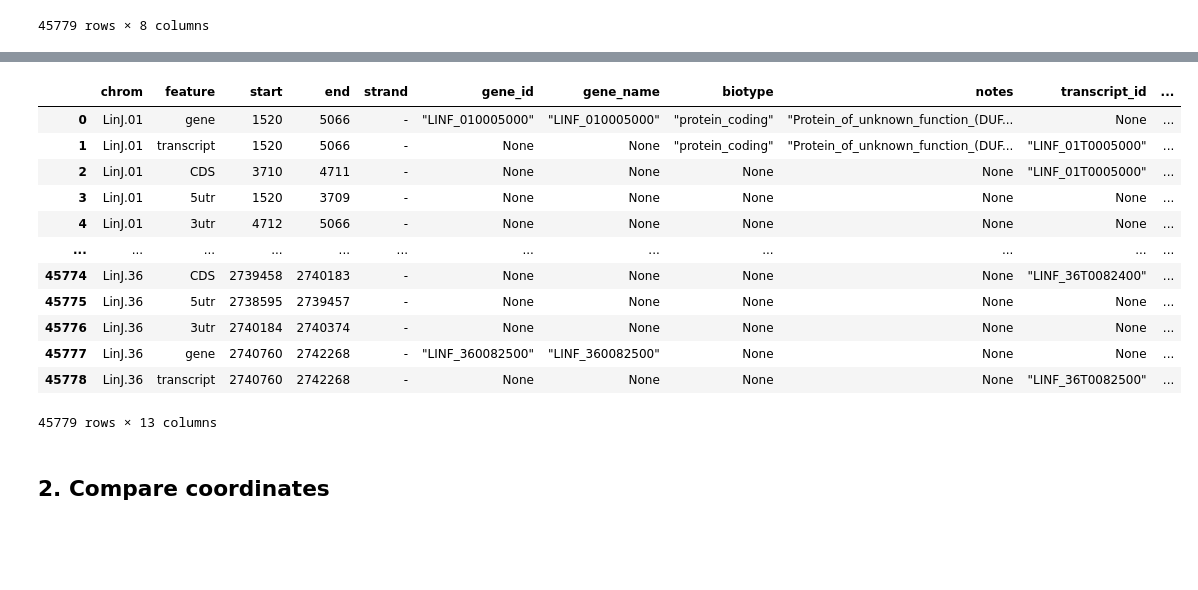
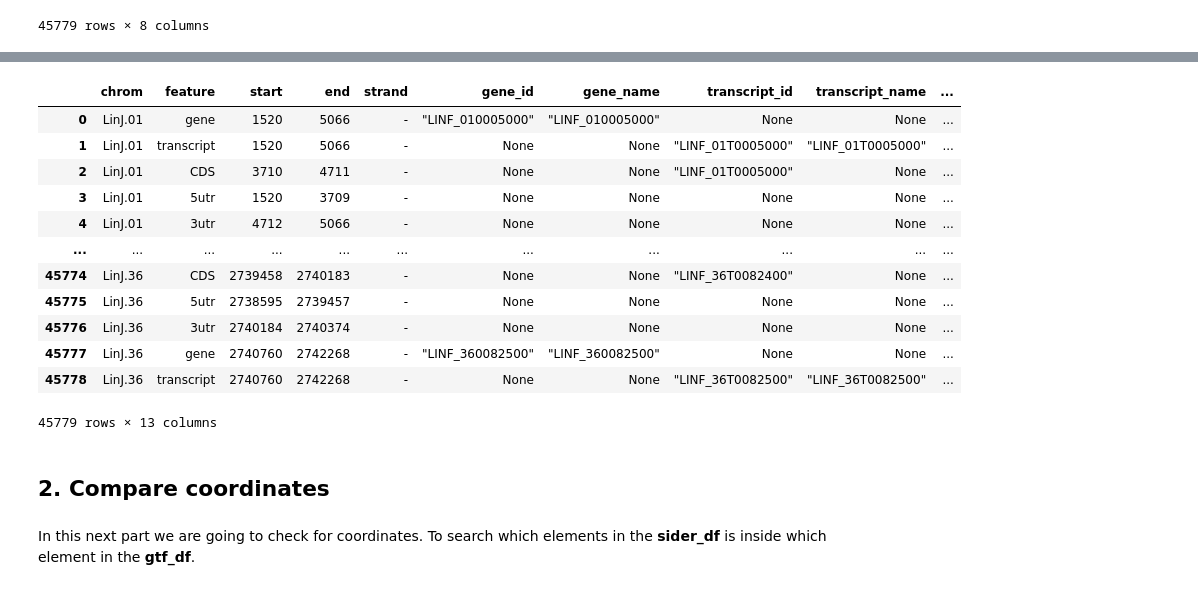
Before and after one commit to Viskuit/Test_BEDOPS, a Jupyter notebook: 23.SIDER_vs_GTF/1.test.ipynb, the cells around one changed output, grey strips where cells are left out. Saved outputs shown, nothing was run; the diff lists cells and outputs as text; code cells hidden in the pictures; blank space fills up the shorter version.

Commit message:
Reordered table in the gtf data

```diff
--- a/23.SIDER_vs_GTF/1.test.ipynb
+++ b/23.SIDER_vs_GTF/1.test.ipynb
@@ -168,8 +169,6 @@ print(atr_keys)
 ['gene_id', 'gene_name', 'biotype', 'notes', 'parent_id', 'transcript_id', 'transcript_name', 'pseudogen']
 # %% [markdown]
 Now we'll have a list with all the elements. When indexing each row in the next steps, we can check if one of this items appear, and if not, we can add a "None" value to the attribute
-# %%
-atr_keys = ['gene_id', 'gene_name', 'transcript_id', 'transcript_name', 'pseudogen', 'parent_id', 'biotype', 'notes']
 # %%
 # Now that we have the attributes count, let's create a dict for each element in "test_df" with the attributes separated
 new_col_df = []
@@ -229,3 +228,7 @@ new_col_df
 | 45777 | "LINF_360082500" | "LINF_360082500" | None | None | None | None | None | None |
 | 45778 | None | None | None | None | "LINF_36T0082500" | "LINF_36T0082500" | None | "LINF_360082500" |
 45779 rows × 8 columns
+# %%
+# Le'ts reorder the columns
+new_col_df = new_col_df[["gene_id", "gene_name", "transcript_id", "transcript_name", "biotype", "parent_id", "pseudogen", "notes"]]
+new_col_df
@@ -232,21 +249,23 @@ new_col_df
 # %%
 # Concatenating the new DataFrame with the original `gtf_df` and dropping the `attributes` column
-test_df = pd.concat([gtf_df, new_col_df], axis=1)
-test_df.drop(columns="attributes", inplace=True)
-test_df
+gtf_df = pd.concat([gtf_df, new_col_df], axis=1)
+gtf_df.drop(columns="attributes", inplace=True)
+gtf_df
 # %% [output]
-|  | chrom | feature | start | end | strand | gene_id | gene_name | biotype | notes | transcript_id | ... |
-| 0 | LinJ.01 | gene | 1520 | 5066 | - | "LINF_010005000" | "LINF_010005000" | "protein_coding" | "Protein_of_unknown_function_(DUF... | None | ... |
-| 1 | LinJ.01 | transcript | 1520 | 5066 | - | None | None | "protein_coding" | "Protein_of_unknown_function_(DUF... | "LINF_01T0005000" | ... |
-| 2 | LinJ.01 | CDS | 3710 | 4711 | - | None | None | None | None | "LINF_01T0005000" | ... |
-| 3 | LinJ.01 | 5utr | 1520 | 3709 | - | None | None | None | None | None | ... |
-| 4 | LinJ.01 | 3utr | 4712 | 5066 | - | None | None | None | None | None | ... |
-| ... | ... | ... | ... | ... | ... | ... | ... | ... | ... | ... | ... |
-| 45774 | LinJ.36 | CDS | 2739458 | 2740183 | - | None | None | None | None | "LINF_36T0082400" | ... |
-| 45775 | LinJ.36 | 5utr | 2738595 | 2739457 | - | None | None | None | None | None | ... |
-| 45776 | LinJ.36 | 3utr | 2740184 | 2740374 | - | None | None | None | None | None | ... |
-| 45777 | LinJ.36 | gene | 2740760 | 2742268 | - | "LINF_360082500" | "LINF_360082500" | None | None | None | ... |
-| 45778 | LinJ.36 | transcript | 2740760 | 2742268 | - | None | None | None | None | "LINF_36T0082500" | ... |
+|  | chrom | feature | start | end | strand | gene_id | gene_name | transcript_id | transcript_name | ... |
+| 0 | LinJ.01 | gene | 1520 | 5066 | - | "LINF_010005000" | "LINF_010005000" | None | None | ... |
+| 1 | LinJ.01 | transcript | 1520 | 5066 | - | None | None | "LINF_01T0005000" | "LINF_01T0005000" | ... |
+| 2 | LinJ.01 | CDS | 3710 | 4711 | - | None | None | "LINF_01T0005000" | None | ... |
+| 3 | LinJ.01 | 5utr | 1520 | 3709 | - | None | None | None | None | ... |
+| 4 | LinJ.01 | 3utr | 4712 | 5066 | - | None | None | None | None | ... |
+| ... | ... | ... | ... | ... | ... | ... | ... | ... | ... | ... |
+| 45774 | LinJ.36 | CDS | 2739458 | 2740183 | - | None | None | "LINF_36T0082400" | None | ... |
+| 45775 | LinJ.36 | 5utr | 2738595 | 2739457 | - | None | None | None | None | ... |
+| 45776 | LinJ.36 | 3utr | 2740184 | 2740374 | - | None | None | None | None | ... |
+| 45777 | LinJ.36 | gene | 2740760 | 2742268 | - | "LINF_360082500" | "LINF_360082500" | None | None | ... |
+| 45778 | LinJ.36 | transcript | 2740760 | 2742268 | - | None | None | "LINF_36T0082500" | "LINF_36T0082500" | ... |
 45779 rows × 13 columns
 # %% [markdown]
 ## 2. Compare coordinates
+# %% [markdown]
+In this next part we are going to check for coordinates. To search which elements in the **sider_df** is inside which element in the **gtf_df**.
```
Also changed, not shown: parts of 6 cells of this notebook.
